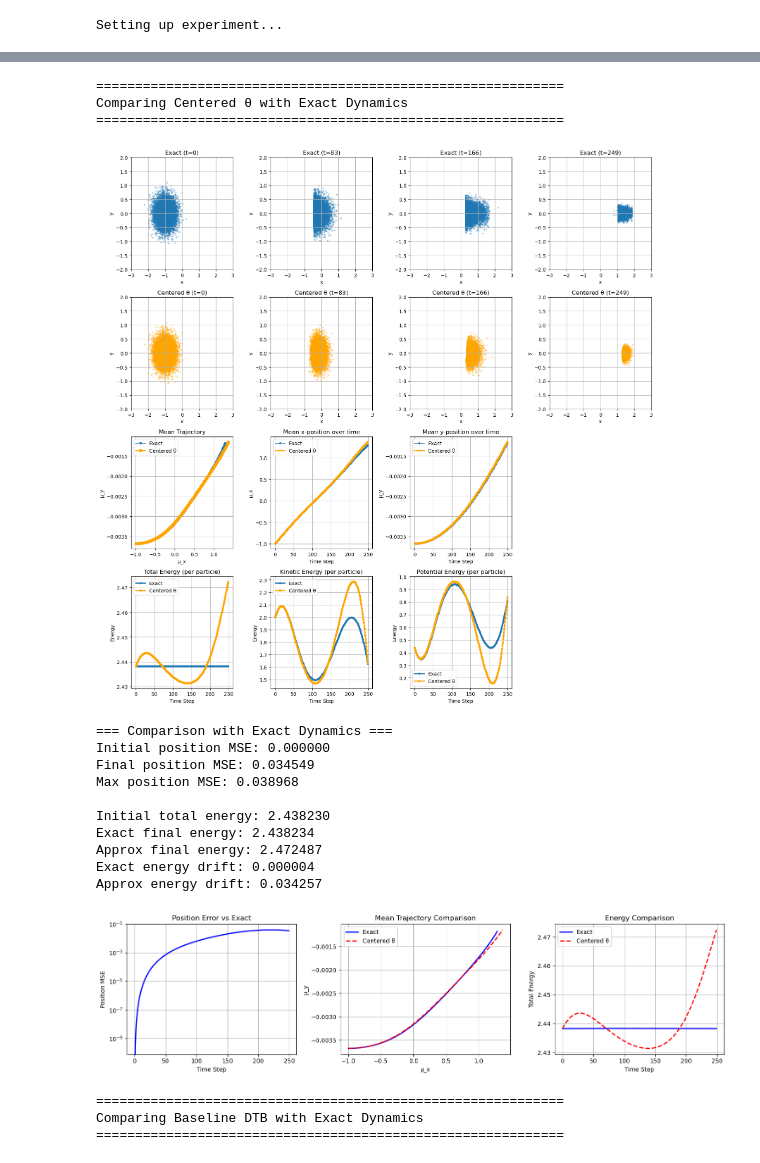
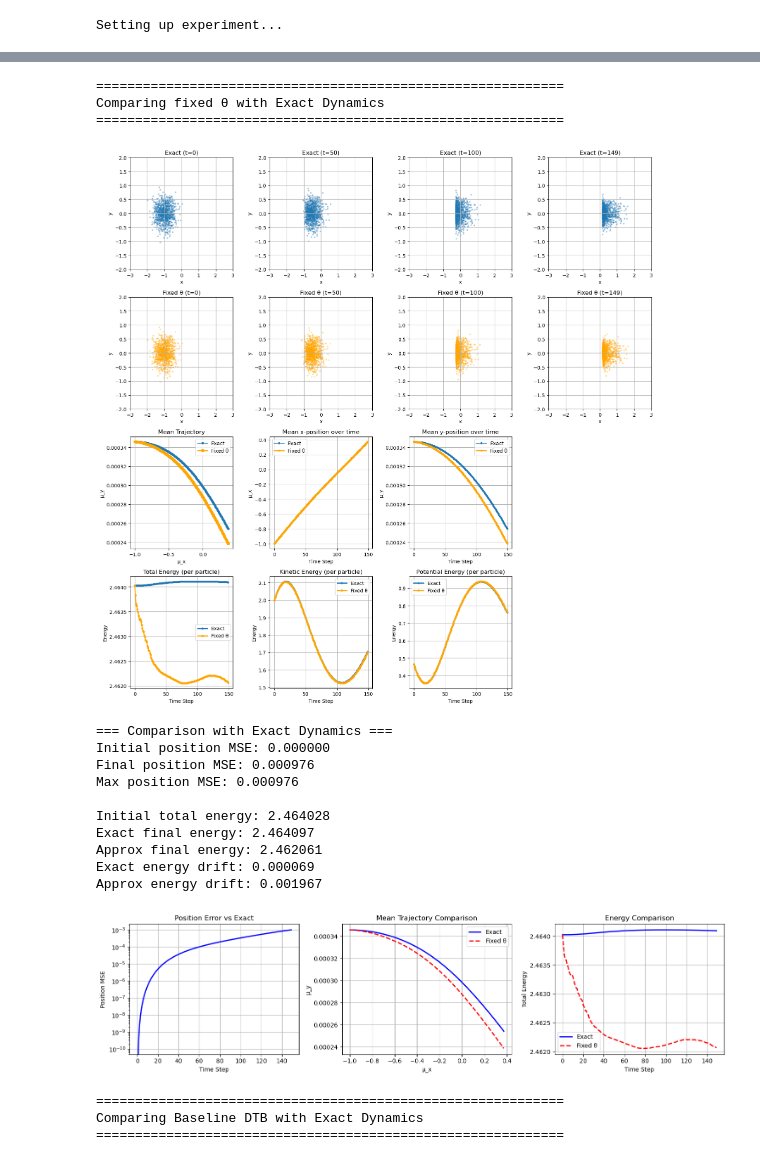
Before and after one commit to SebasGutHdz/PATHF-Parametric-Algorithm-for-Two-point-Hamiltonian-Flow-, a Jupyter notebook: test_tbd_moving_frame.ipynb, the cells around one changed output, grey strips where cells are left out. Saved outputs shown, nothing was run; the diff lists cells and outputs as text; code cells hidden in the pictures.

```diff
--- a/test_tbd_moving_frame.ipynb
+++ b/test_tbd_moving_frame.ipynb
@@ -145,7 +250,7 @@ def projection_operator(X: jnp.ndarray, model: VelocityNetwork, gram_op: GramMat
         model: velocity network
         gram_op: Gram matrix operator
         potential: potential field
-        centered: whether to center network inputs
+        centered: whether to center network inputs (via bias updates)
         epsilon: regularization for CG
         tol: tolerance for CG
 
@@ -154,41 +259,46 @@ def projection_operator(X: jnp.ndarray, model: VelocityNetwork, gram_op: GramMat
         alpha: solution of G @ alpha = J^T @ a (parameter update direction)
         mu: center point (or zeros)
     """
+    # Compute mean
     mu = jnp.mean(X, axis=0) if centered else jnp.zeros(2)
-    Z = X - mu
+
+    # Update model bias to absorb centering (instead of shifting input)
+    if centered:
+        update_first_layer_bias_for_centering(model, mu)
+
     N = X.shape[0]
 
     # Compute force
     a = potential.force(X)  # (N, 2)
 
-    # Compute b = J^T @ a / N via VJP
-    def single_sample_vjp(z: jnp.ndarray, a_val: jnp.ndarray) -> PyTree:
+    # Compute b = J^T @ a / N via VJP (use X directly, not Z)
+    def single_sample_vjp(x: jnp.ndarray, a_val: jnp.ndarray) -> PyTree:
         def flow_map(p):
             graphdef, _ = nnx.split(model, nnx.Param)
             model_copy = nnx.merge(graphdef, p)
-            return model_copy(z[None, :]).flatten()
+            return model_copy(x[None, :]).flatten()
 
         graphdef, params = nnx.split(model, nnx.Param)
         _, vjp_fn = jax.vjp(flow_map, params)
         return vjp_fn(a_val)[0]
 
-    contributions = jax.vmap(single_sample_vjp)(Z, a)
+    contributions = jax.vmap(single_sample_vjp)(X, a)
     b = jax.tree.map(lambda x: jnp.mean(x, axis=0), contributions)
 
     # Solve G @ alpha = b
     alpha, info = gram_op.solve_system(X, b, centered, epsilon, tol)
 
-    # Compute p = J @ alpha via JVP
-    def single_sample_jvp(z: jnp.ndarray) -> jnp.ndarray:
+    # Compute p = J @ alpha via JVP (use X directly, not Z)
+    def single_sample_jvp(x: jnp.ndarray) -> jnp.ndarray:
         def flow_map(p):
             graphdef, _ = nnx.split(model, nnx.Param)
             model_copy = nnx.merge(graphdef, p)
-            return model_copy(z[None, :]).flatten()
+            return model_copy(x[None, :]).flatten()
 
         graphdef, params = nnx.split(model, nnx.Param)
         return jax.jvp(flow_map, (params,), (alpha,))[1]
 
-    p = jax.vmap(single_sample_jvp)(Z).reshape(N, 2)
+    p = jax.vmap(single_sample_jvp)(X).reshape(N, 2)
 
     return p, alpha, mu
 # %%
@@ -698,28 +842,31 @@ print("Setting up experiment...")
 key = jax.random.PRNGKey(42)
 
 # Create networks (separate instances for each experiment since baseline DTB modifies params)
-model_fixed = VelocityNetwork(hidden_dim=80, rngs=nnx.Rngs(42))
-model_baseline = VelocityNetwork(hidden_dim=80, rngs=nnx.Rngs(42))  # Same init, will be modified
+# model_fixed = VelocityNetwork(hidden_dim=30,n_layers = 2, rngs=nnx.Rngs(42))
+model_baseline = VelocityNetwork(hidden_dim=30,n_layers = 2, rngs=nnx.Rngs(0))  # Same init, will be modified
+
+model_fixed = RandomFeaturesModel(hidden_dim=30,n_modes= 2, rngs=nnx.Rngs(0))
+# model_baseline = RandomFeaturesModel(hidden_dim=30,n_modes= 2, rngs=nnx.Rngs(0))  # S
 
 gram_op_fixed = GramMatrixOperator(model_fixed)
 gram_op_baseline = GramMatrixOperator(model_baseline)
 potential = DoubleWellPotential()
 
 # Initial conditions
-N = 10_000
+N = 1_000
 key, subkey = jax.random.split(key)
 X0 = jax.random.normal(subkey, (N, 2)) * 0.3 + jnp.array([-1.0, 0.0])
 Lambda0 = jnp.tile(jnp.array([2.0, 0.0]), (N, 1))
 
 # Simulation parameters
-M = 250
+M = 150
 h = 0.005
 
 # Run fixed-parameter DTB (θ fixed)
 fixed_metrics = run_experiment(X0, Lambda0, model_fixed, gram_op_fixed, potential, M, h,
-                                centered=True, update_params=False, desc="Centered θ")
+                                centered=False, update_params=True, desc="Fixed θ")
 
-# Run baseline DTB (parameter updates: θ_{k+1} = θ_k + h*α_k)
+# # Run baseline DTB (parameter updates: θ_{k+1} = θ_k + h*α_k)
 baseline_metrics = run_experiment(X0, Lambda0, model_baseline, gram_op_baseline, potential, M, h,
                                    centered=False, update_params=True, desc="Baseline DTB")
 # %% [output]
@@ -740,32 +887,32 @@ KeyboardInterrupt:
 # %%
 # Compare approximate solutions with exact dynamics
 print("\n" + "="*60)
-print("Comparing Centered θ with Exact Dynamics")
+print("Comparing fixed θ with Exact Dynamics")
 print("="*60)
 exact_metrics = compare_with_exact(fixed_metrics, X0, Lambda0, potential, h,
-                                    approx_label="Centered θ")
+                                    approx_label="Fixed θ")
 
 print("\n" + "="*60)
 print("Comparing Baseline DTB with Exact Dynamics")
 print("="*60)
 _ = compare_with_exact(baseline_metrics, X0, Lambda0, potential, h,
                        approx_label="Baseline DTB")
 # %% [output]
 ============================================================
-Comparing Centered θ with Exact Dynamics
+Comparing fixed θ with Exact Dynamics
 ============================================================
-[figure, old version]
+[figure, new version]
 === Comparison with Exact Dynamics ===
 Initial position MSE: 0.000000
-Final position MSE: 0.034549
-Max position MSE: 0.038968
+Final position MSE: 0.000976
+Max position MSE: 0.000976
 
-Initial total energy: 2.438230
-Exact final energy: 2.438234
-Approx final energy: 2.472487
-Exact energy drift: 0.000004
-Approx energy drift: 0.034257
+Initial total energy: 2.464028
+Exact final energy: 2.464097
+Approx final energy: 2.462061
+Exact energy drift: 0.000069
+Approx energy drift: 0.001967
-[figure, old version]
+[figure, new version]
 ============================================================
 Comparing Baseline DTB with Exact Dynamics
 ============================================================
```
Also changed, not shown: parts of 10 cells of this notebook, 1 other file.
